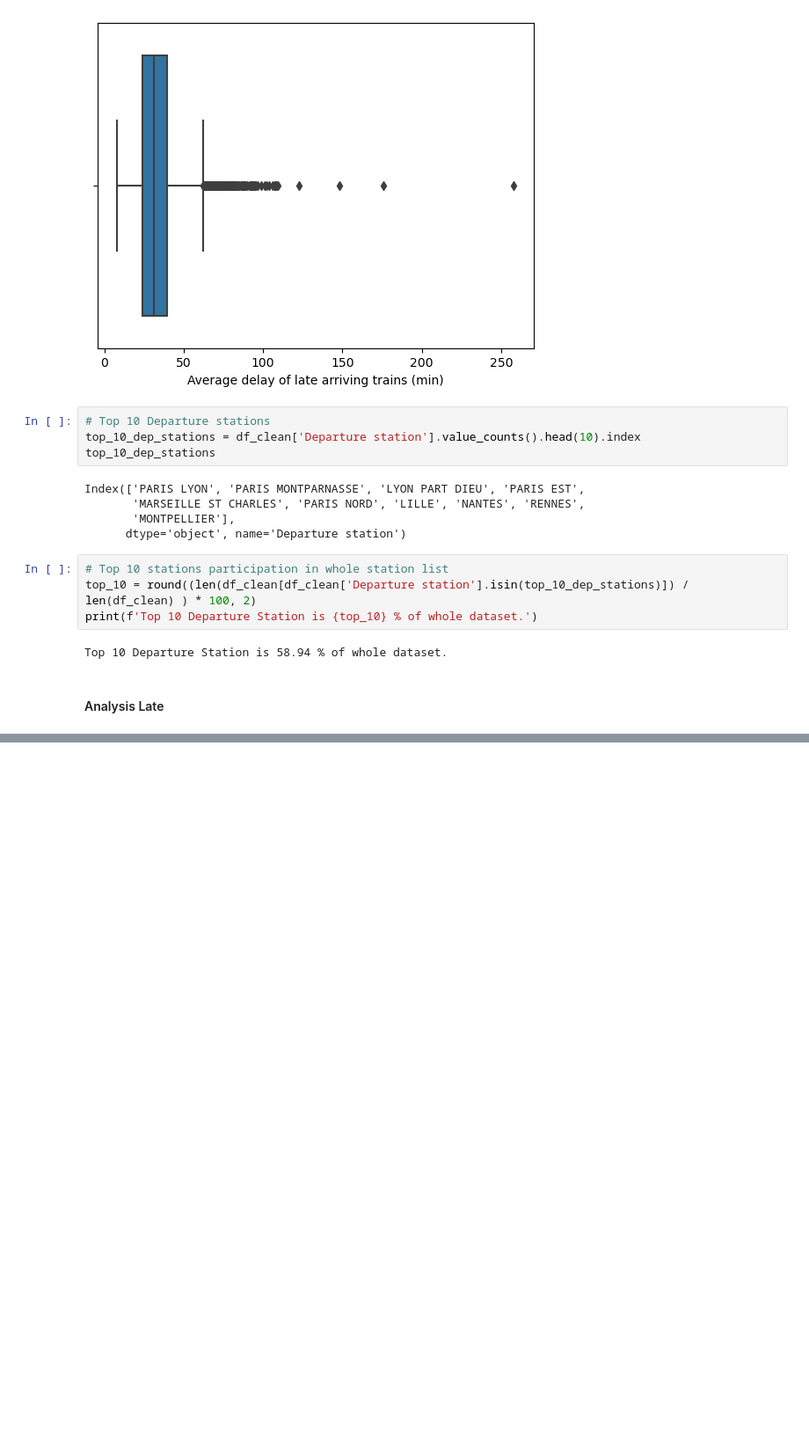
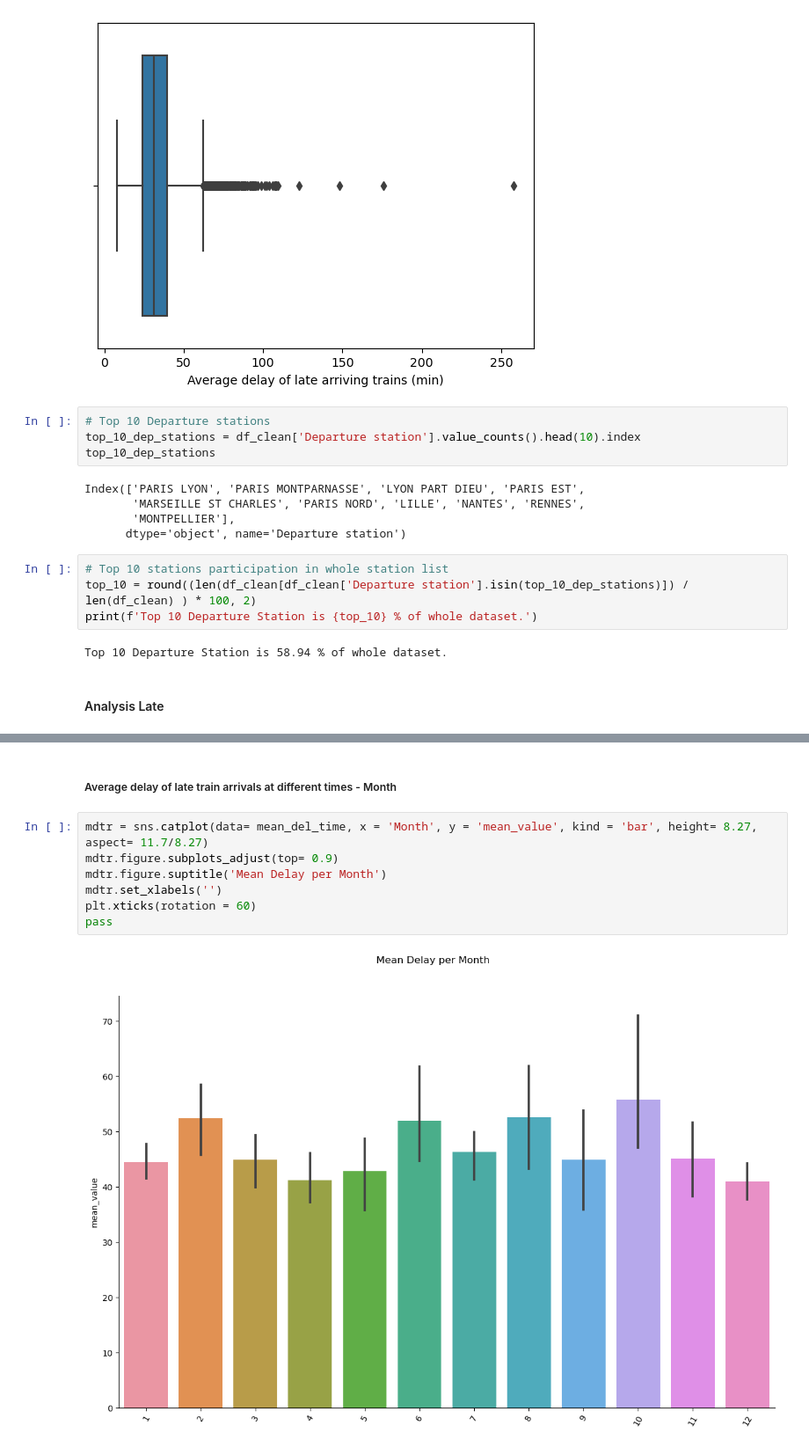
Before and after one commit to CrisMagdziak/Train_Traffic_Python, a Jupyter notebook: Trains_Project_v1.1.ipynb, the cells around one changed output, grey strips where cells are left out. Shown at 88% size. Drawn from its saved outputs; the diff is of its cells as text; blank space fills up the shorter version.

```diff
--- a/Trains_Project_v1.1.ipynb
+++ b/Trains_Project_v1.1.ipynb
@@ -774,0 +788,11 @@ pass
+# %% [markdown]
+##### Average delay of late train arrivals at different times - Month
+# %%
+mdtr = sns.catplot(data= mean_del_time, x = 'Month', y = 'mean_value', kind = 'bar', height= 8.27, aspect= 11.7/8.27)
+mdtr.figure.subplots_adjust(top= 0.9)
+mdtr.figure.suptitle('Mean Delay per Month')
+mdtr.set_xlabels('')
+plt.xticks(rotation = 60)
+pass
+# %% [output]
+[figure, added]
```
Also changed, not shown: parts of 7 cells of this notebook.
